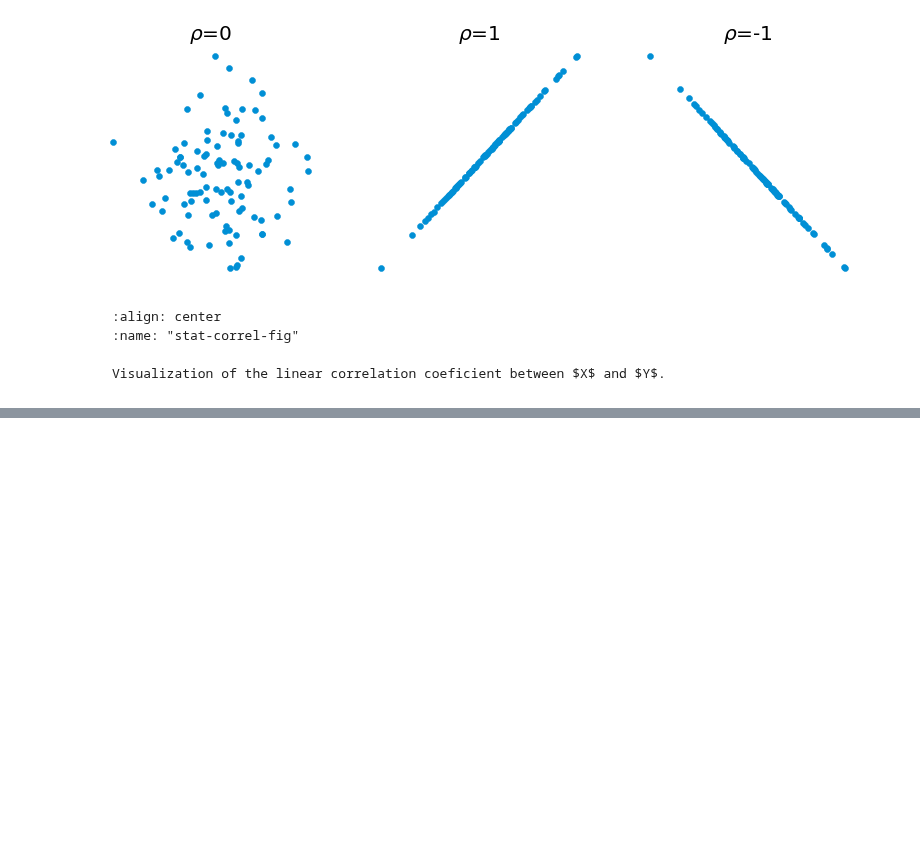
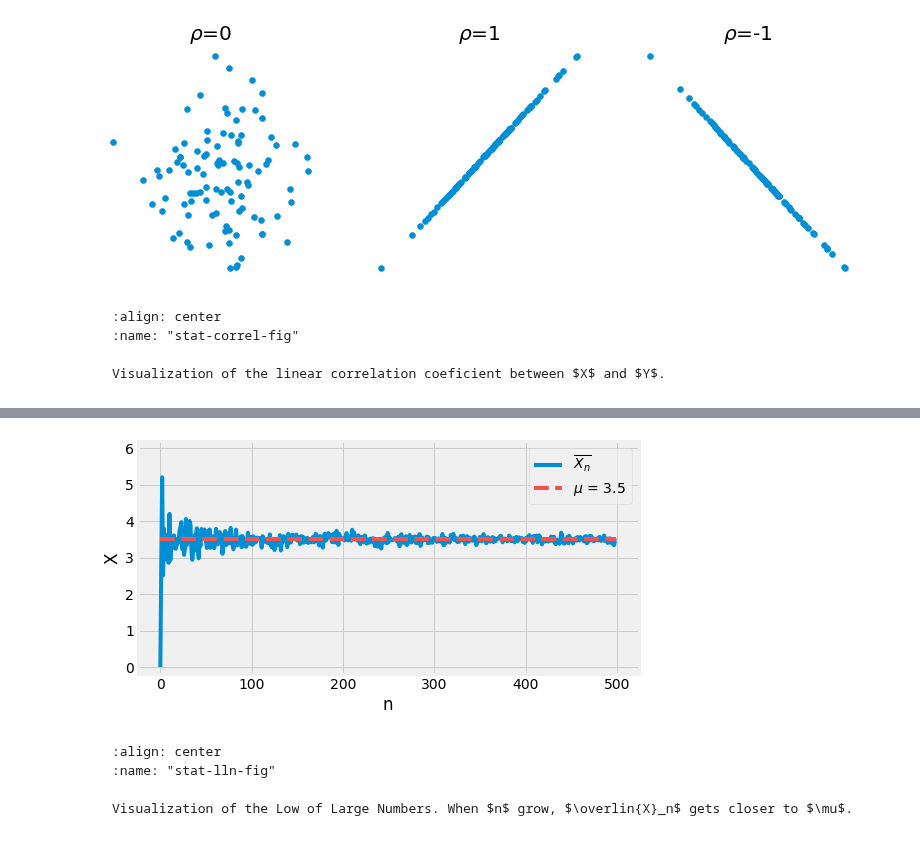
Before and after one commit to yliess86/DataDrivenScienceBook, a Jupyter notebook: data_driven_science_book/2_applied_mathematics/3_statistical_inference.ipynb, the cells around one changed output, grey strips where cells are left out. Drawn from its saved outputs; the diff is of its cells as text; code cells hidden in the pictures; blank space fills up the shorter version.

Commit message:
Law of Large Numbers

````diff
--- a/data_driven_science_book/2_applied_mathematics/3_statistical_inference.ipynb
+++ b/data_driven_science_book/2_applied_mathematics/3_statistical_inference.ipynb
@@ -225,0 +236,20 @@ $$
+# %%
+import matplotlib.pyplot as plt
+import numpy as np
+plt.ion()
+plt.style.use('fivethirtyeight')
+np.random.seed(42)
+
+fig = plt.figure(figsize=(8, 4), facecolor="white")
+ax = fig.add_subplot(1, 1, 1)
+
+line1, *_ = ax.plot([np.random.uniform(1, 6, n).mean() if n > 0 else 0 for n in range(500)])
+line2, *_ = ax.plot(np.ones(500) * 3.5, color="#F6514C", linestyle="--")
+ax.legend(handles=[line1, line2], labels=["$\overline{X_n}$", "$\mu$ = 3.5"])
+ax.set_xlabel("n")
+ax.set_ylabel("X")
+ax.set_ylim(-0.2, 6.2)
+
+fig.canvas.draw()
+# %% [output]
+[figure, added]
@@ -225,0 +259,7 @@ $$
+# %% [markdown]
+```{glue:figure} stat_lln_fig
+:align: center
+:name: "stat-lln-fig"
+
+Visualization of the Low of Large Numbers. When $n$ grow, $\overlin{X}_n$ gets closer to $\mu$.
+```
````
Also changed, not shown: parts of 3 cells of this notebook.
